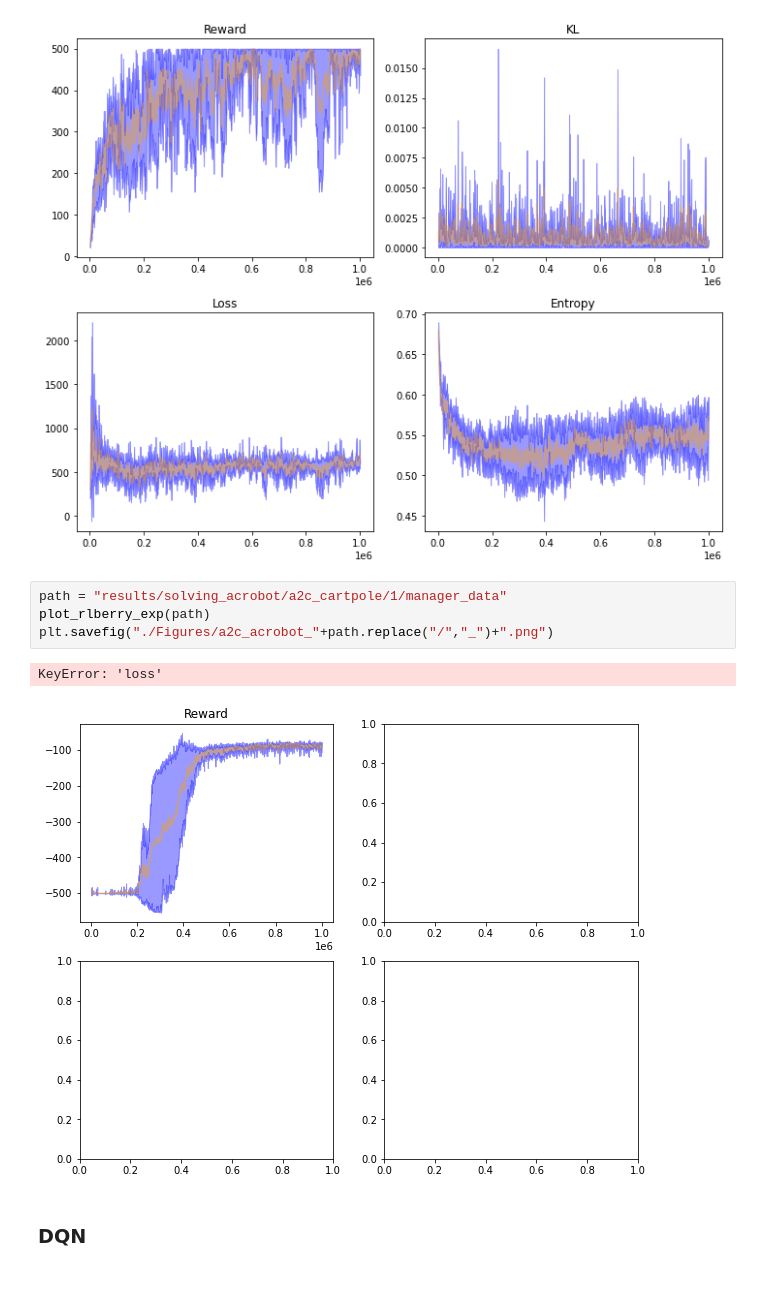
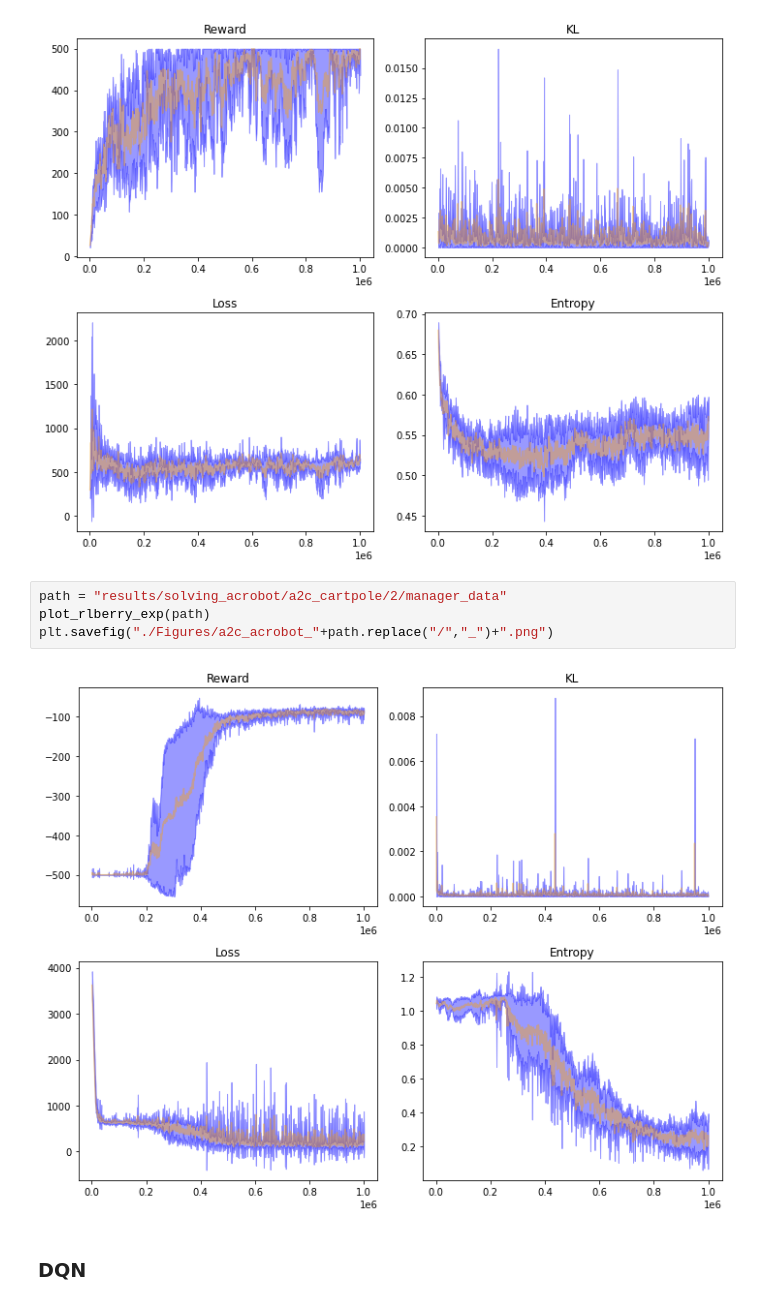
Before and after one commit to riccardodv/MirrorRL, a Jupyter notebook: analyse.ipynb, the cells around one changed output. Cells and saved outputs as stored; diff of their text form.

Commit message:
new plots and analysis

```diff
--- a/analyse.ipynb
+++ b/analyse.ipynb
@@ -302,12 +302,11 @@ plt.savefig("./Figures/a2c_cartpole_"+path.replace("/","_")+".png")
 # %% [output]
 [figure]
 # %%
-path = "results/solving_acrobot/a2c_cartpole/1/manager_data"
+path = "results/solving_acrobot/a2c_cartpole/2/manager_data"
 plot_rlberry_exp(path)
 plt.savefig("./Figures/a2c_acrobot_"+path.replace("/","_")+".png")
 # %% [output]
-KeyError: 'loss'
-[figure, old version]
+[figure, new version]
 # %% [markdown]
 ### DQN
 # %%
```
Also changed, not shown: parts of 2 cells of this notebook, 3 other files.
